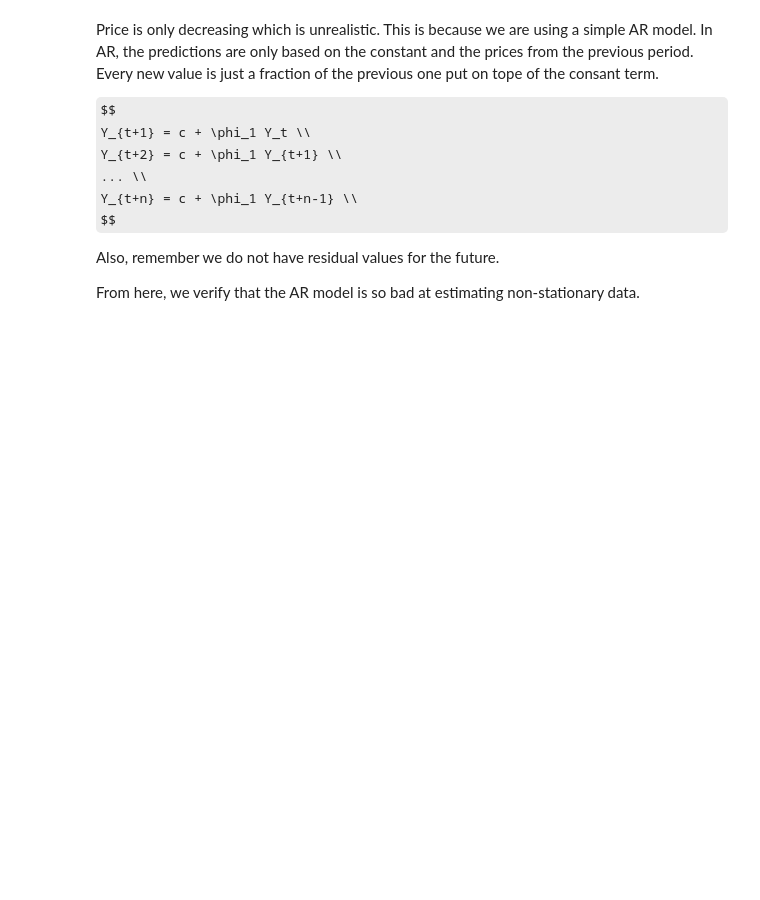
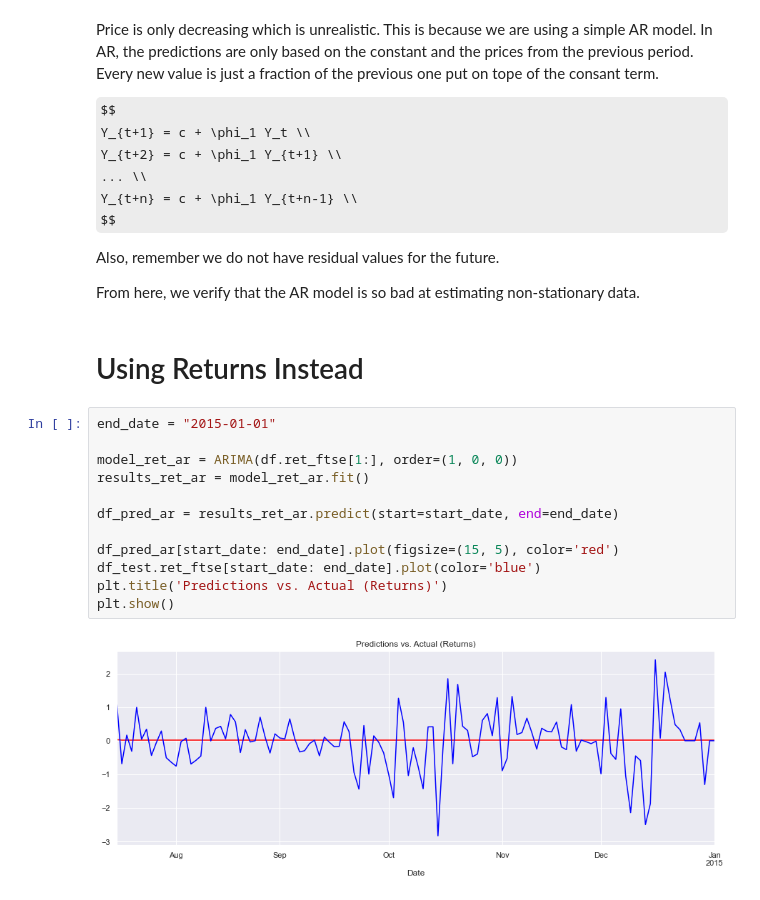
Before and after one commit to mkang32/snp500-analysis, a Jupyter notebook: notebooks/8.Forecasting.ipynb, the cells around one changed output. Cells and saved outputs as stored; diff of their text form; some formulas as TeX source; blank space fills up the shorter version.

Commit message:
forecasting using returns

```diff
--- a/notebooks/8.Forecasting.ipynb
+++ b/notebooks/8.Forecasting.ipynb
@@ -119,3 +120,19 @@ Also, remember we do not have residual values for the future.
 
 
 From here, we verify that the AR model is so bad at estimating non-stationary data.
+# %% [markdown]
+# Using Returns Instead
+# %%
+end_date = "2015-01-01"
+
+model_ret_ar = ARIMA(df.ret_ftse[1:], order=(1, 0, 0))
+results_ret_ar = model_ret_ar.fit()
+
+df_pred_ar = results_ret_ar.predict(start=start_date, end=end_date)
+
+df_pred_ar[start_date: end_date].plot(figsize=(15, 5), color='red')
+df_test.ret_ftse[start_date: end_date].plot(color='blue')
+plt.title('Predictions vs. Actual (Returns)')
+plt.show()
+# %% [output]
+[figure, added]
```
Also changed, not shown: parts of 7 cells of this notebook.
